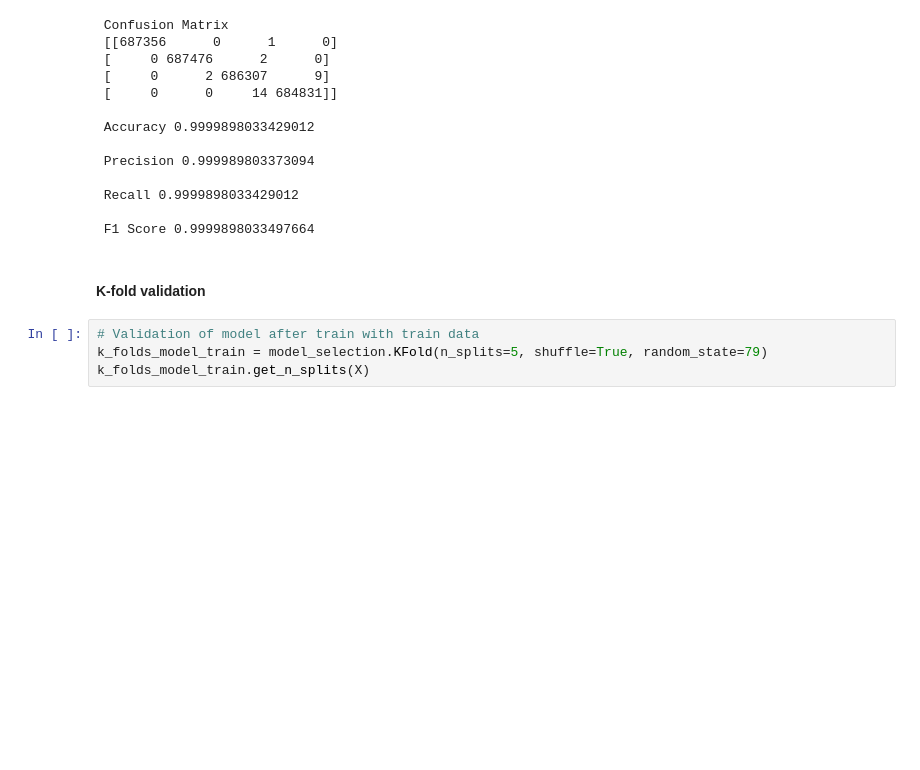
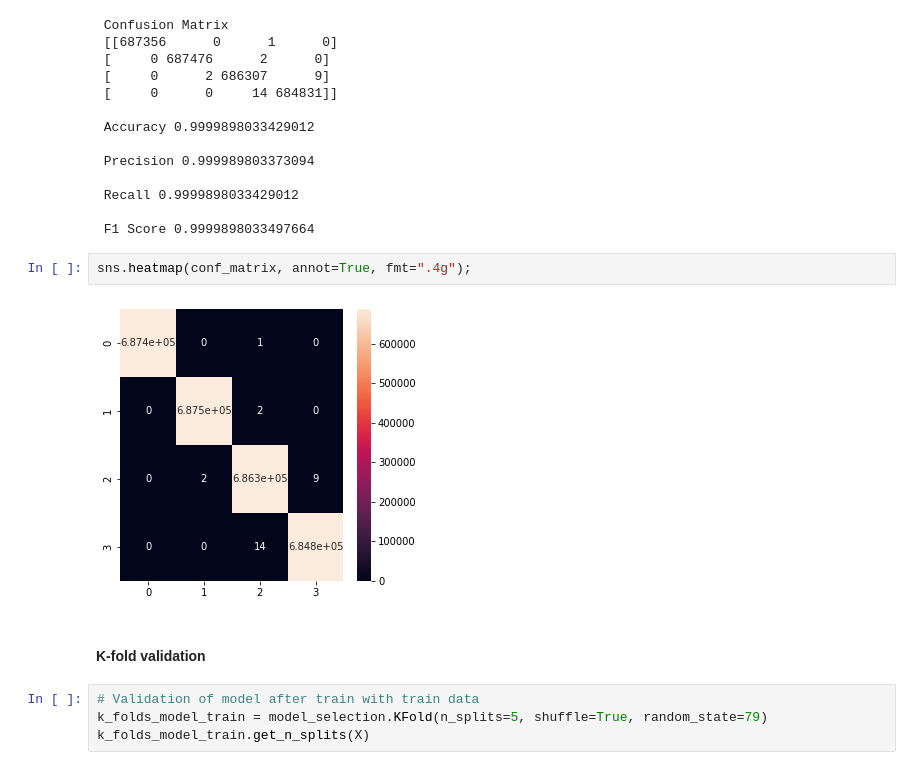
Before and after one commit to gusmendez99/sds-project-1, a Jupyter notebook: Models.ipynb, the cells around one changed output. Cells and saved outputs as stored; diff of their text form; blank space fills up the shorter version.

Commit message:
[ADD] conf matrix

```diff
--- a/Models.ipynb
+++ b/Models.ipynb
@@ -176,8 +176,12 @@ print("\n F1 Score", _f1_score)
  Recall 0.9999898033429012
 
  F1 Score 0.9999898033497664
-# %% [markdown]
-#### K-fold validation
+# %%
+sns.heatmap(conf_matrix, annot=True, fmt=".4g");
+# %% [output]
+[figure, added]
+# %% [markdown]
+#### K-fold validation
 # %%
 # Validation of model after train with train data
 k_folds_model_train = model_selection.KFold(n_splits=5, shuffle=True, random_state=79)
```
Also changed, not shown: parts of 10 cells of this notebook.
